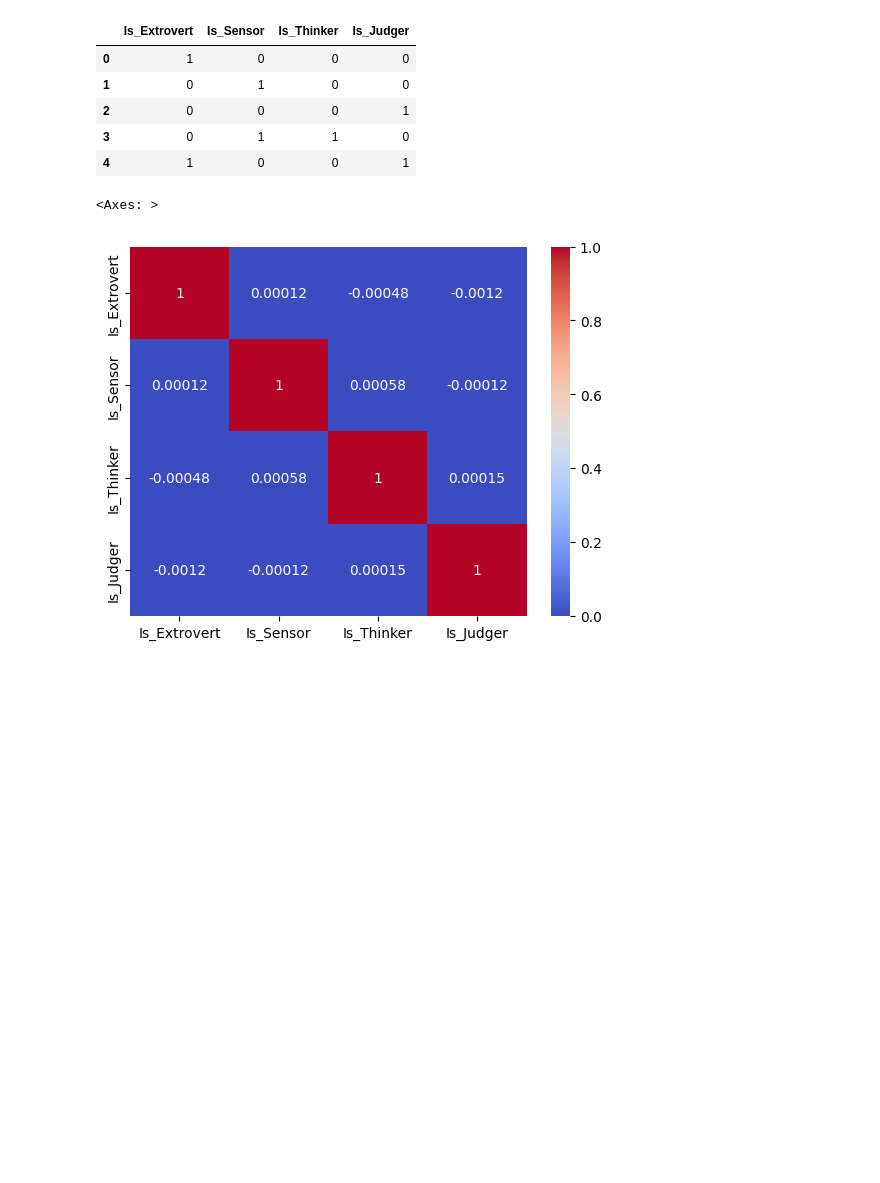
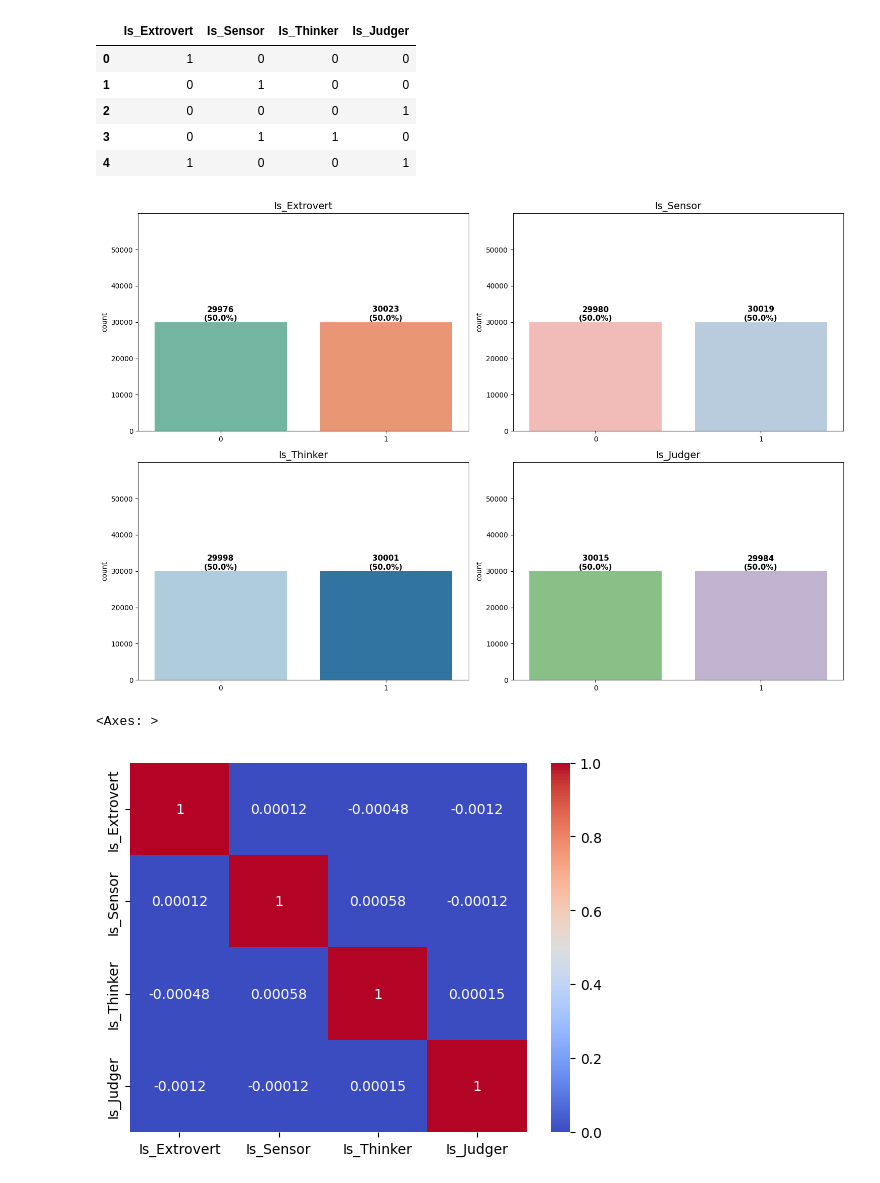
Before and after one commit to Nourelden85/Personality-Predictor, a Jupyter notebook: notebooks/02_eda.ipynb, the cells around one changed output. Drawn from its saved outputs; the diff is of its cells as text; code cells hidden in the pictures; blank space fills up the shorter version.

```diff
--- a/notebooks/02_eda.ipynb
+++ b/notebooks/02_eda.ipynb
@@ -22,6 +23,34 @@ personalities.head()
 | 2 | 0 | 0 | 0 | 1 |
 | 3 | 0 | 1 | 1 | 0 |
 | 4 | 1 | 0 | 0 | 1 |
+# %%
+fig, axes = plt.subplots(2, 2, figsize=(15, 10))
+
+traits = ["Is_Extrovert", "Is_Sensor", "Is_Thinker", "Is_Judger"]
+colors = ["Set2", "Pastel1", "Paired", "Accent"]
+
+for i, trait in enumerate(traits):
+    row = i // 2
+    col = i % 2
+
+    ax = axes[row, col]
+    sns.countplot(x=trait, data=personalities, ax=ax, palette=colors[i], hue=trait, legend=False)
+
+    total = len(personalities)
+    for p in ax.patches:
+        percentage = f"{100 * p.get_height() / total:.1f}%"
+        ax.annotate(f"{int(p.get_height())}\n({percentage})",
+                    (p.get_x() + p.get_width() / 2., p.get_height()),
+                    ha="center", va="bottom", fontsize=11, fontweight="bold", color="black")
+
+    ax.set_title(f"{trait}", fontsize=14)
+    ax.set_ylim(0, total)
+    ax.set_xlabel("")
+
+plt.tight_layout()
+plt.show()
+# %% [output]
+[figure, added]
 # %%
 sns.heatmap(personalities.corr(), annot=True, cmap="coolwarm")
 # %% [output]
```
Also changed, not shown: parts of 13 cells of this notebook, 1 other file.
